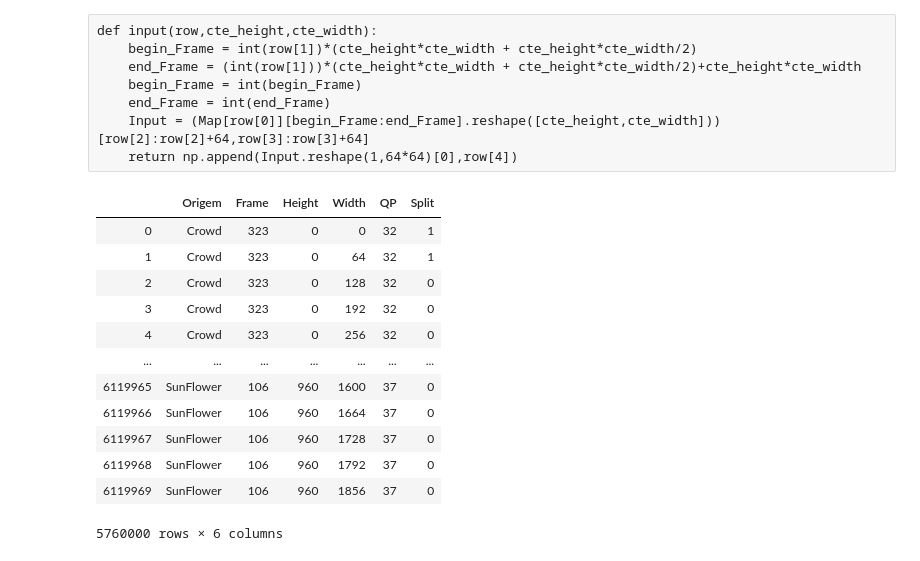
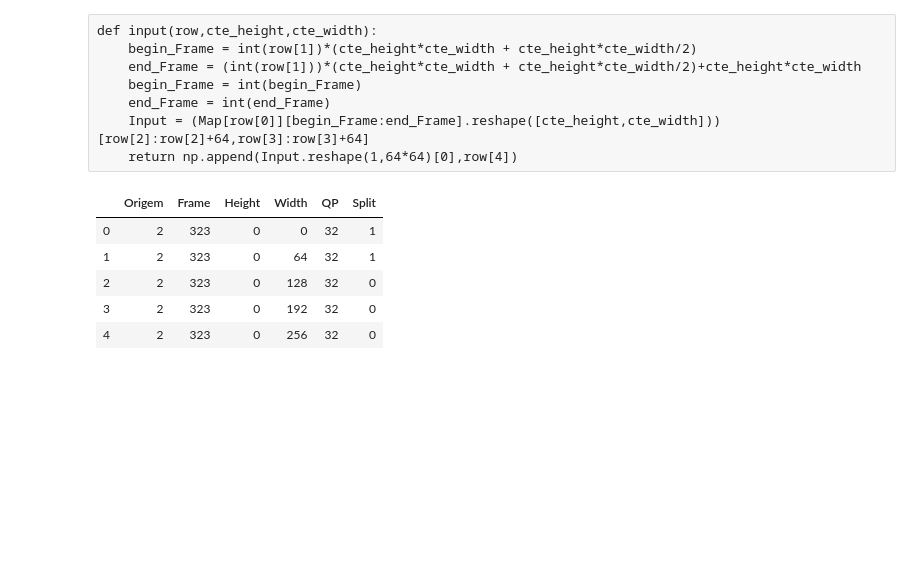
Before and after one commit to trosemberg/Deeplearning_Video_Compressing, a Jupyter notebook: Rede Neural.ipynb, the cells around one changed output. Saved outputs shown, nothing was run; the diff lists cells and outputs as text; code cells hidden in the pictures; blank space fills up the shorter version.

```diff
--- a/Rede Neural.ipynb
+++ b/Rede Neural.ipynb
@@ -23,13 +33,23 @@ Informacoes = pd.concat([Info1,Info2,Info3,Info4])
 # %%
-Informacoes = pd.read_csv("Dataset_QP_Certo").drop(columns=["Unnamed: 0"])
+Informacoes = pd.read_csv("Depth_0").drop(columns=["Unnamed: 0"])
+CU_size = 64
+batch = 20
+# %%
+Informacoes['Frame'] = Informacoes['Frame'].astype('uint16')
+Informacoes['Height'] = Informacoes['Height'].astype('uint16')
+Informacoes['Width'] = Informacoes['Width'].astype('uint16')
+Informacoes['QP'] = Informacoes['QP'].astype('uint8')
+Informacoes['Split'] = Informacoes['Split'].astype('uint8')
 # %%
-Informacoes["Height_Final"] = Informacoes["Height"]+63
-Informacoes["Width_Final"] = Informacoes["Width"]+63
+Informacoes["Height_Final"] = Informacoes["Height"]+CU_size
+Informacoes["Width_Final"] = Informacoes["Width"]+CU_size
 Informacoes.drop(Informacoes.loc[(Informacoes["Height_Final"]>cte_height)|(Informacoes["Width_Final"]>cte_width)].index,inplace=True)
 Informacoes.drop(columns=['Height_Final',"Width_Final"],inplace=True)
-Informacoes.loc[Informacoes['Origem'].str.contains("OldTown",na=False),"Origem"] = "OldTown"
-Informacoes.loc[Informacoes['Origem'].str.contains("Crowd",na=False),"Origem"] = "Crowd"
-Informacoes.loc[Informacoes['Origem'].str.contains("SunFlower",na=False),"Origem"] = "SunFlower"
-Informacoes.loc[Informacoes['Origem'].str.contains("ParkJoy",na=False),"Origem"] = "ParkJoy"
-Informacoes.loc[Informacoes['Origem'].str.contains("Ducks",na=False),"Origem"] = "Ducks"
-Informacoes.loc[Informacoes['Origem'].str.contains("RushHour",na=False),"Origem"] = "RushHour"
+Informacoes.loc[Informacoes['Origem'].str.contains("OldTown",na=False),"Origem"] = 1
+Informacoes.loc[Informacoes['Origem'].str.contains("Crowd",na=False),"Origem"] = 2
+Informacoes.loc[Informacoes['Origem'].str.contains("SunFlower",na=False),"Origem"] = 3
+Informacoes.loc[Informacoes['Origem'].str.contains("ParkJoy",na=False),"Origem"] = 4
+Informacoes.loc[Informacoes['Origem'].str.contains("Ducks",na=False),"Origem"] = 5
+Informacoes.loc[Informacoes['Origem'].str.contains("RushHour",na=False),"Origem"] = 6
+Informacoes['Origem'] = Informacoes['Origem'].astype('uint8')
+Informacoes.info(memory_usage='deep')
@@ -60,18 +93,11 @@ def input(row,cte_height,cte_width):
     Input = (Map[row[0]][begin_Frame:end_Frame].reshape([cte_height,cte_width]))[row[2]:row[2]+64,row[3]:row[3]+64]
     return np.append(Input.reshape(1,64*64)[0],row[4])
 # %%
-Informacoes
+Informacoes.head()
 # %% [output]
 |  | Origem | Frame | Height | Width | QP | Split |
-| 0 | Crowd | 323 | 0 | 0 | 32 | 1 |
-| 1 | Crowd | 323 | 0 | 64 | 32 | 1 |
-| 2 | Crowd | 323 | 0 | 128 | 32 | 0 |
-| 3 | Crowd | 323 | 0 | 192 | 32 | 0 |
-| 4 | Crowd | 323 | 0 | 256 | 32 | 0 |
-| ... | ... | ... | ... | ... | ... | ... |
-| 6119965 | SunFlower | 106 | 960 | 1600 | 37 | 0 |
-| 6119966 | SunFlower | 106 | 960 | 1664 | 37 | 0 |
-| 6119967 | SunFlower | 106 | 960 | 1728 | 37 | 0 |
-| 6119968 | SunFlower | 106 | 960 | 1792 | 37 | 0 |
-| 6119969 | SunFlower | 106 | 960 | 1856 | 37 | 0 |
+| 0 | 2 | 323 | 0 | 0 | 32 | 1 |
+| 1 | 2 | 323 | 0 | 64 | 32 | 1 |
+| 2 | 2 | 323 | 0 | 128 | 32 | 0 |
+| 3 | 2 | 323 | 0 | 192 | 32 | 0 |
+| 4 | 2 | 323 | 0 | 256 | 32 | 0 |
-5760000 rows × 6 columns
```
Also changed, not shown: parts of 14 cells of this notebook, 25 other files.
